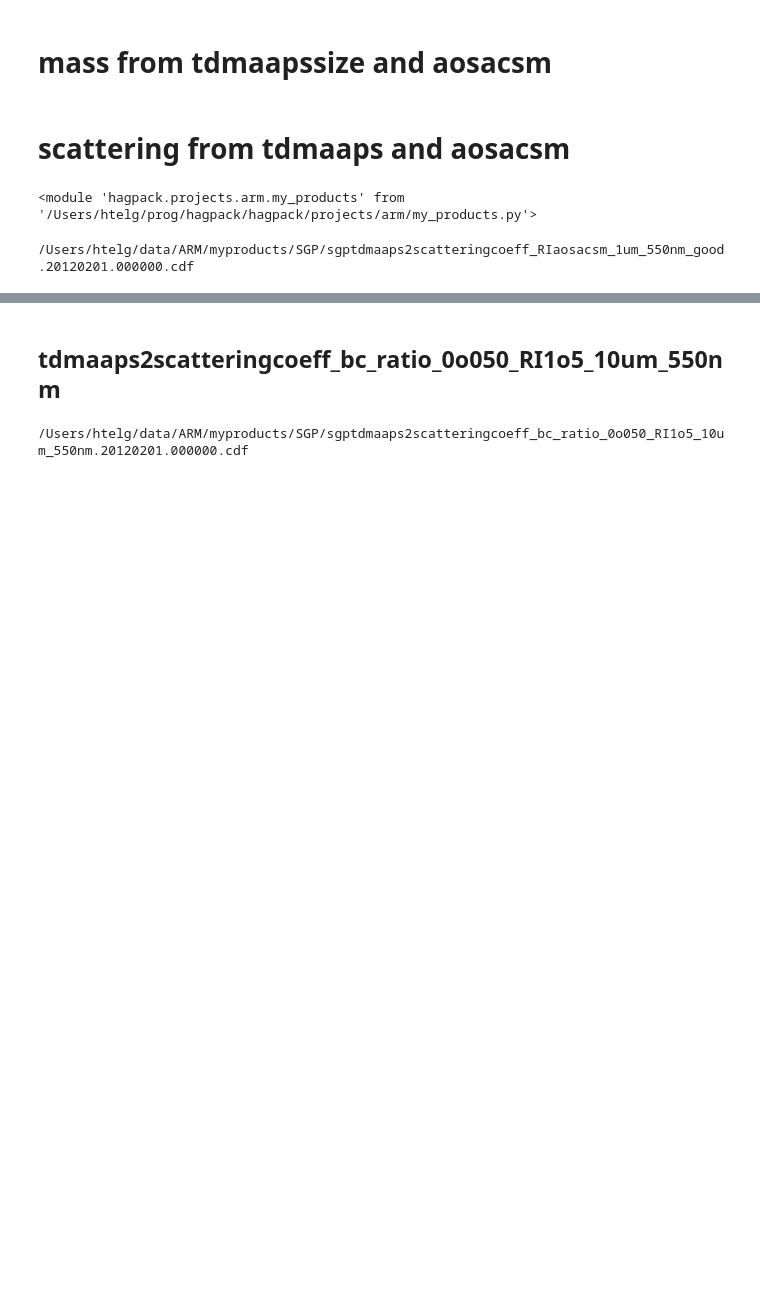
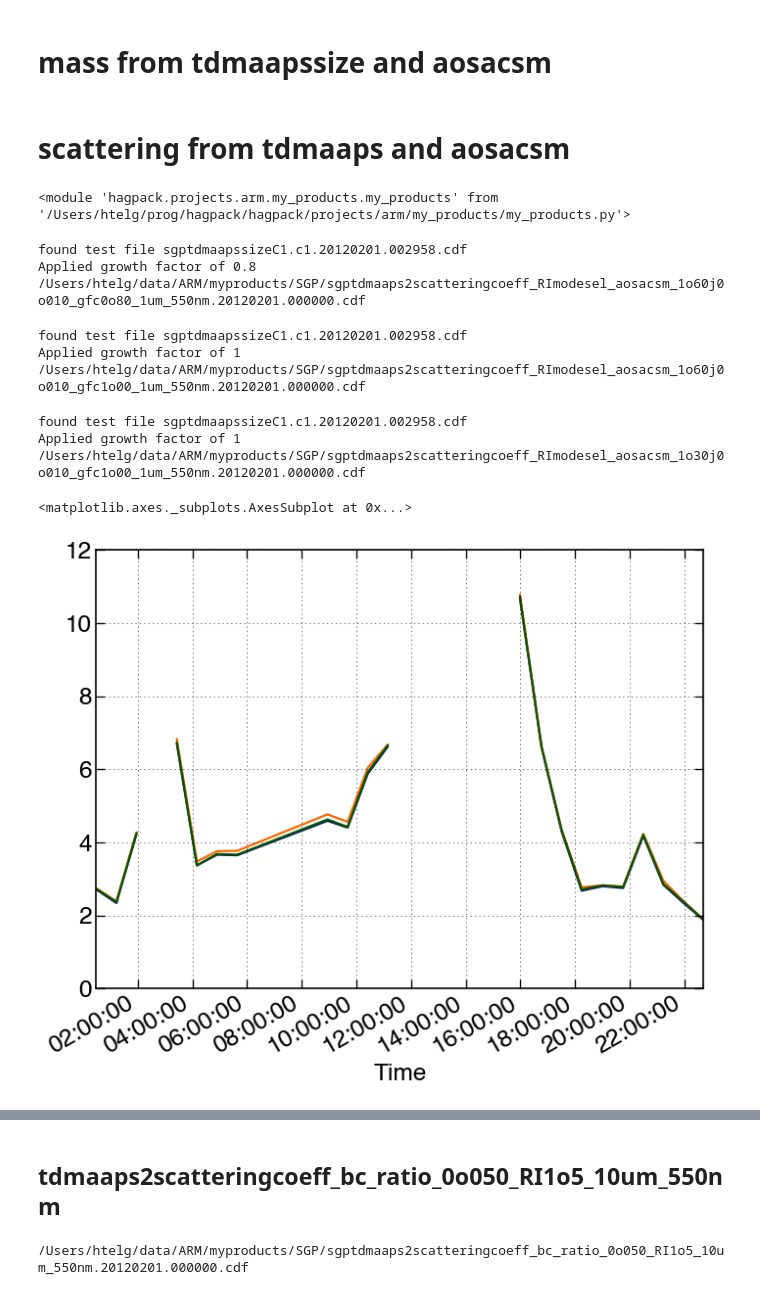
Before and after one commit to hagne/hagpack, a Jupyter notebook: hagpack/projects/arm/my products.ipynb, the cells around one changed output, grey strips where cells are left out. Saved outputs shown, nothing was run; the diff lists cells and outputs as text; code cells hidden in the pictures; blank space fills up the shorter version.

Commit message:
A lot of new products for the scatteringcoeff with varibility test for diameter ior mode sel. ...

```diff
--- a/hagpack/projects/arm/my products.ipynb
+++ b/hagpack/projects/arm/my products.ipynb
@@ -273,7 +274,74 @@ HT_tdmaapsmass_1um.mass_conc_concat.plot()
 from hagpack.projects.arm import my_products
 # %%
 %matplotlib inline
+# %%
+%matplotlib inline
+plt.style.use('hagen_default')
 # %%
-reload(my_products)
+reload(my_products.my_products)
 # %% [output]
-<module 'hagpack.projects.arm.my_products' from '/Users/htelg/prog/hagpack/hagpack/projects/arm/my_products.py'>
+<module 'hagpack.projects.arm.my_products.my_products' from '/Users/htelg/prog/hagpack/hagpack/projects/arm/my_products/my_products.py'>
+# %%
+# %%debug -b /Users/htelg/prog/atm-py/atmPy/aerosols/physics/hygroscopicity.py:633
+product = my_products.my_products.Tdmaaps2scatteringcoeff(data_quality='patchy',
+                                              diameter_cutoff='1um',
+                                              wavelength=550,
+                                              refractive_index= None,
+#                                               apply_growth=1,
+                                              mode_selection= {'moment':'volume', 'n_accu':'aosacsm', 'n_coarse': complex(1.6, 0.01), 'gf_coarse': 0.8},
+                                              folder_out='/Users/htelg/data/ARM/myproducts/SGP/',
+                                              folder='/Volumes/HTelg_4TB_Backup/arm_data/SGP/',
+                                              test=False,
+                                              keep_data = True,
+                                              verbose = True)
+product.test = True
+product.calculate_all()
+# %% [output]
+found test file sgptdmaapssizeC1.c1.20120201.002958.cdf
+Applied growth factor of 0.8
+/Users/htelg/data/ARM/myproducts/SGP/sgptdmaaps2scatteringcoeff_RImodesel_aosacsm_1o60j0o010_gfc0o80_1um_550nm.20120201.000000.cdf
+# %%
+# %%debug -b /Users/htelg/prog/atm-py/atmPy/aerosols/physics/hygroscopicity.py:633
+productI = my_products.my_products.Tdmaaps2scatteringcoeff(data_quality='patchy',
+                                              diameter_cutoff='1um',
+                                              wavelength=550,
+                                              refractive_index= None,
+#                                               apply_growth=1,
+                                              mode_selection= {'moment':'volume', 'n_accu':'aosacsm', 'n_coarse': complex(1.6, 0.01), 'gf_coarse': 1},
+                                              folder_out='/Users/htelg/data/ARM/myproducts/SGP/',
+                                              folder='/Volumes/HTelg_4TB_Backup/arm_data/SGP/',
+                                              test=False,
+                                              keep_data = True,
+                                              verbose = True)
+productI.test = True
+productI.calculate_all()
+# %% [output]
+found test file sgptdmaapssizeC1.c1.20120201.002958.cdf
+Applied growth factor of 1
+/Users/htelg/data/ARM/myproducts/SGP/sgptdmaaps2scatteringcoeff_RImodesel_aosacsm_1o60j0o010_gfc1o00_1um_550nm.20120201.000000.cdf
+# %%
+# %%debug -b /Users/htelg/prog/atm-py/atmPy/aerosols/physics/hygroscopicity.py:633
+productII = my_products.my_products.Tdmaaps2scatteringcoeff(data_quality='patchy',
+                                              diameter_cutoff='1um',
+                                              wavelength=550,
+                                              refractive_index= None,
+#                                               apply_growth=1,
+                                              mode_selection= {'moment':'volume', 'n_accu':'aosacsm', 'n_coarse': complex(1.3, 0.01), 'gf_coarse': 1},
+                                              folder_out='/Users/htelg/data/ARM/myproducts/SGP/',
+                                              folder='/Volumes/HTelg_4TB_Backup/arm_data/SGP/',
+                                              test=False,
+                                              keep_data = True,
+                                              verbose = True)
+productII.test = True
+productII.calculate_all()
+# %% [output]
+found test file sgptdmaapssizeC1.c1.20120201.002958.cdf
+Applied growth factor of 1
+/Users/htelg/data/ARM/myproducts/SGP/sgptdmaaps2scatteringcoeff_RImodesel_aosacsm_1o30j0o010_gfc1o00_1um_550nm.20120201.000000.cdf
+# %%
+a = product.result.plot()
+productI.result.plot(ax = a)
+productII.result.plot(ax = a)
+# %% [output]
+<matplotlib.axes._subplots.AxesSubplot at 0x...>
+[figure, added]
@@ -280,12 +350,11 @@ reload(my_products)
 # %%
-product = my_products.Tdmaaps2scatteringcoeff(data_quality='good',
-                                              diameter_cutoff='1um',
+# old
+product = my_products.my_products.Tdmaaps2scatteringcoeff(data_quality='good',
+                                              diameter_cutoff='10um',
                                               wavelength=550,
                                               refractive_index='aosacsm',
                                               folder_out='/Users/htelg/data/ARM/myproducts/SGP/',
                                               folder='/Users/htelg/data/ARM/SGP/',
-                                              test=False)
+                                              test=True)
 product.test = True
 product.calculate_all()
-# %% [output]
-/Users/htelg/data/ARM/myproducts/SGP/sgptdmaaps2scatteringcoeff_RIaosacsm_1um_550nm_good.20120201.000000.cdf
```
Also changed, not shown: parts of 53 cells of this notebook, 2 other files.
